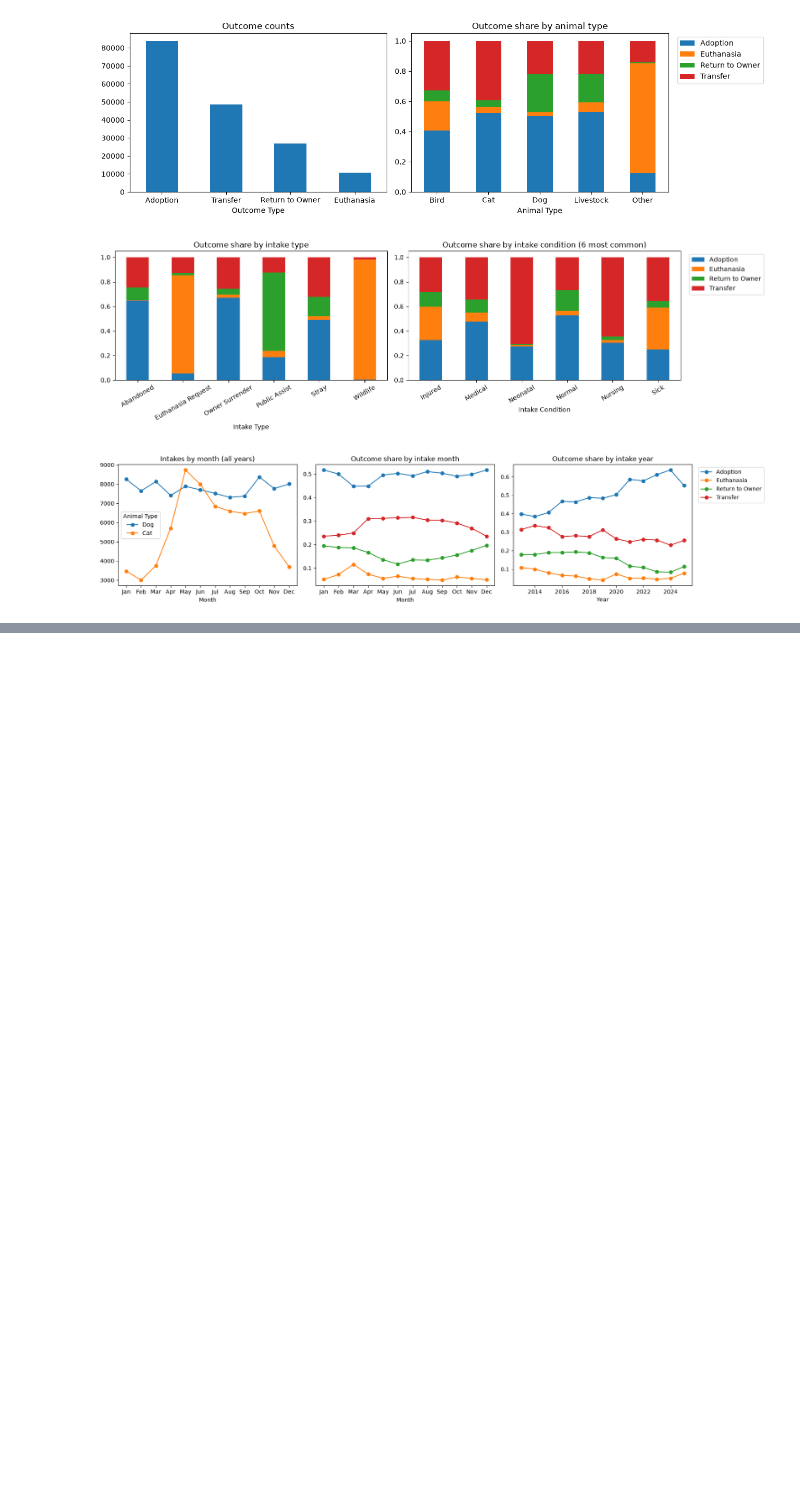
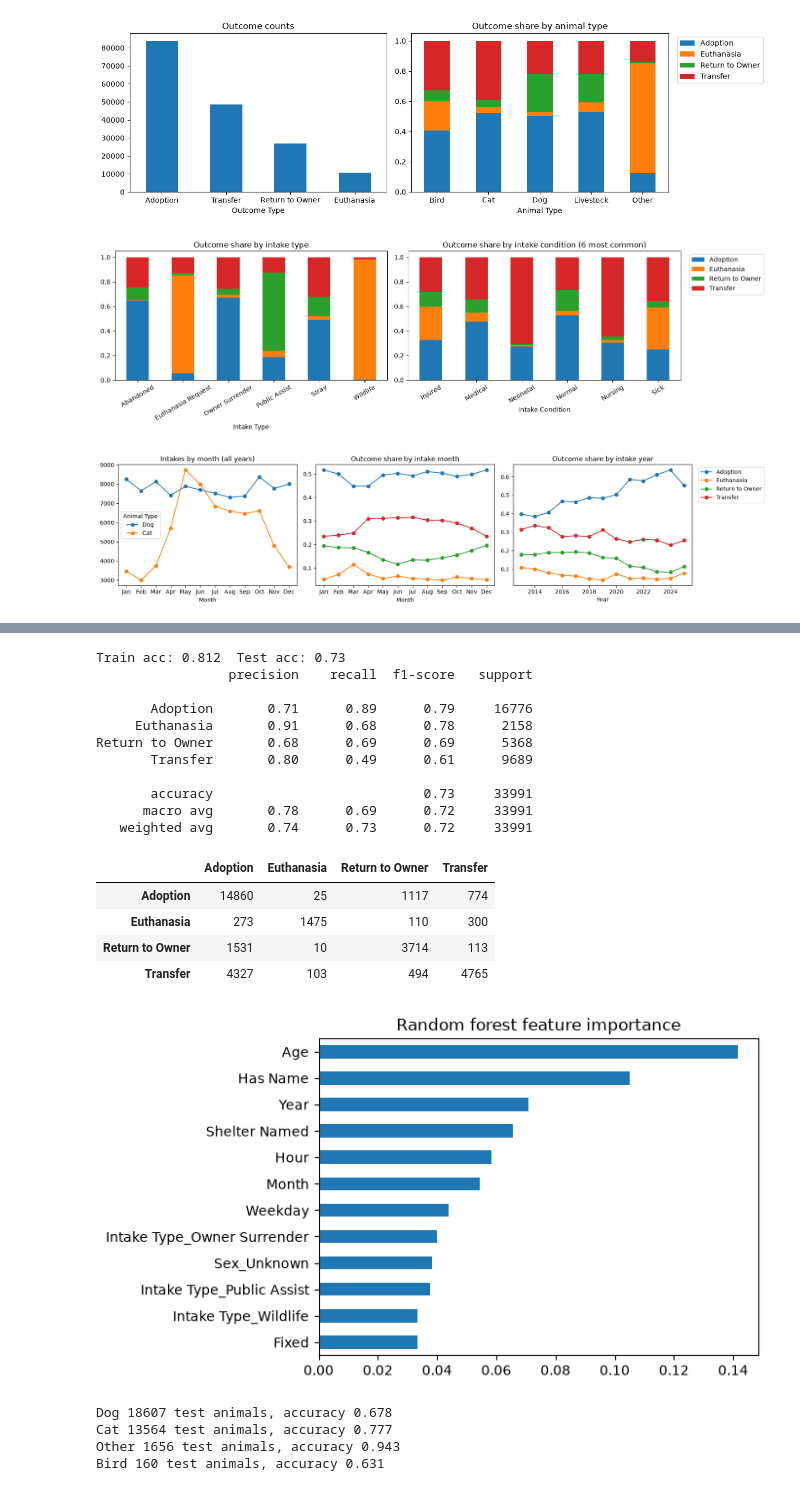
Before and after one commit to JonahBlackmon/machine_learning_final, a Jupyter notebook: project.ipynb, the cells around one changed output, grey strips where cells are left out. Drawn from its saved outputs; the diff is of its cells as text; code cells hidden in the pictures; blank space fills up the shorter version.

```diff
--- a/project.ipynb
+++ b/project.ipynb
@@ -222,0 +325,39 @@ KeyError: "['Multi Color', 'Found In Austin', 'Primary Color'] not in index"
+# %%
+final = RandomForestClassifier(random_state=0, n_jobs=-1, **rf_grid.best_params_).fit(X_train, y_train)
+pred = final.predict(X_test)
+
+print("Train acc:", round(final.score(X_train, y_train), 3), " Test acc:", round(final.score(X_test, y_test), 3))
+print(classification_report(y_test, pred))
+display(pd.DataFrame(confusion_matrix(y_test, pred, labels=final.classes_),
+                     index=final.classes_, columns=final.classes_))
+
+pd.Series(final.feature_importances_, index=X.columns).sort_values().tail(12).plot.barh(
+    title="Random forest feature importance", figsize=(7, 4))
+plt.tight_layout(); plt.show()
+
+animal_type = df.loc[X_test.index, "Animal Type"]
+for a in ["Dog", "Cat", "Other", "Bird"]:
+    mask = (animal_type == a).values
+    print(a, mask.sum(), "test animals, accuracy", round((pred[mask] == y_test[mask]).mean(), 3))
+# %% [output]
+Train acc: 0.812  Test acc: 0.73
+                 precision    recall  f1-score   support
+
+       Adoption       0.71      0.89      0.79     16776
+     Euthanasia       0.91      0.68      0.78      2158
+Return to Owner       0.68      0.69      0.69      5368
+       Transfer       0.80      0.49      0.61      9689
+
+       accuracy                           0.73     33991
+      macro avg       0.78      0.69      0.72     33991
+   weighted avg       0.74      0.73      0.72     33991
+|  | Adoption | Euthanasia | Return to Owner | Transfer |
+| Adoption | 14860 | 25 | 1117 | 774 |
+| Euthanasia | 273 | 1475 | 110 | 300 |
+| Return to Owner | 1531 | 10 | 3714 | 113 |
+| Transfer | 4327 | 103 | 494 | 4765 |
+[figure, added]
+Dog 18607 test animals, accuracy 0.678
+Cat 13564 test animals, accuracy 0.777
+Other 1656 test animals, accuracy 0.943
+Bird 160 test animals, accuracy 0.631
```
Also changed, not shown: parts of 14 cells of this notebook.
